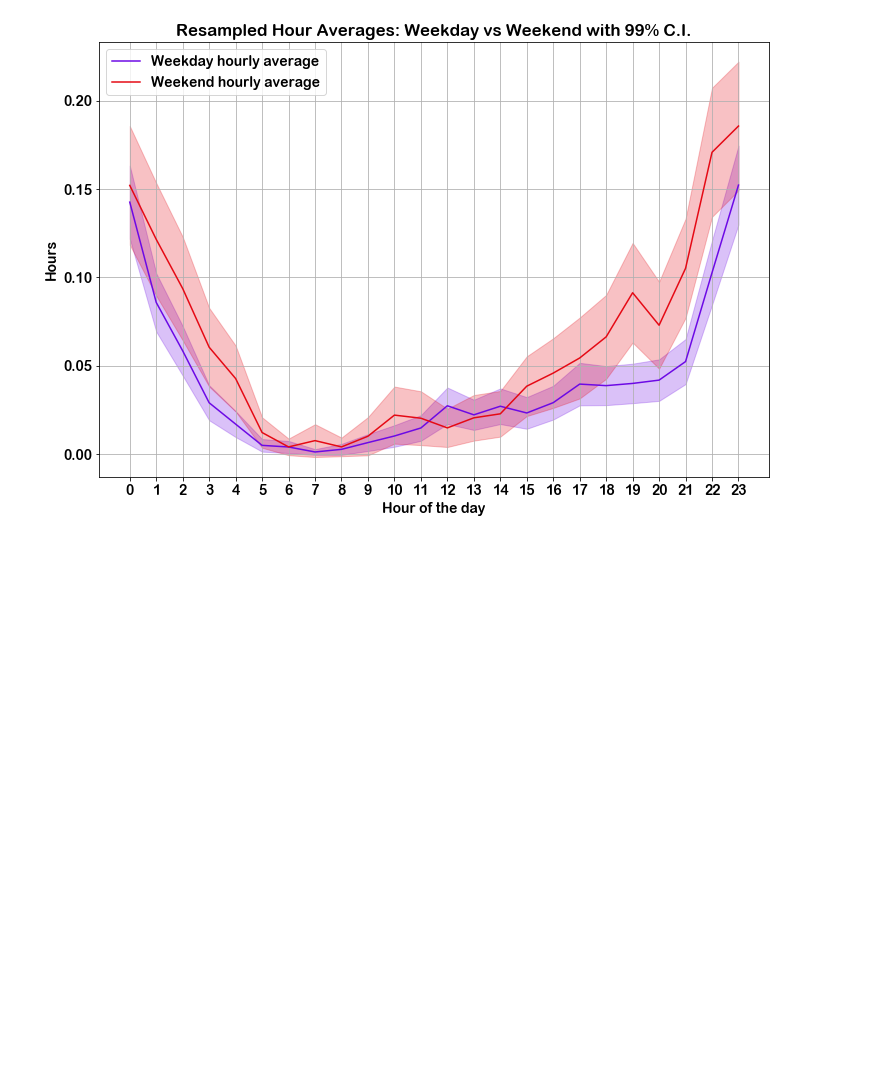
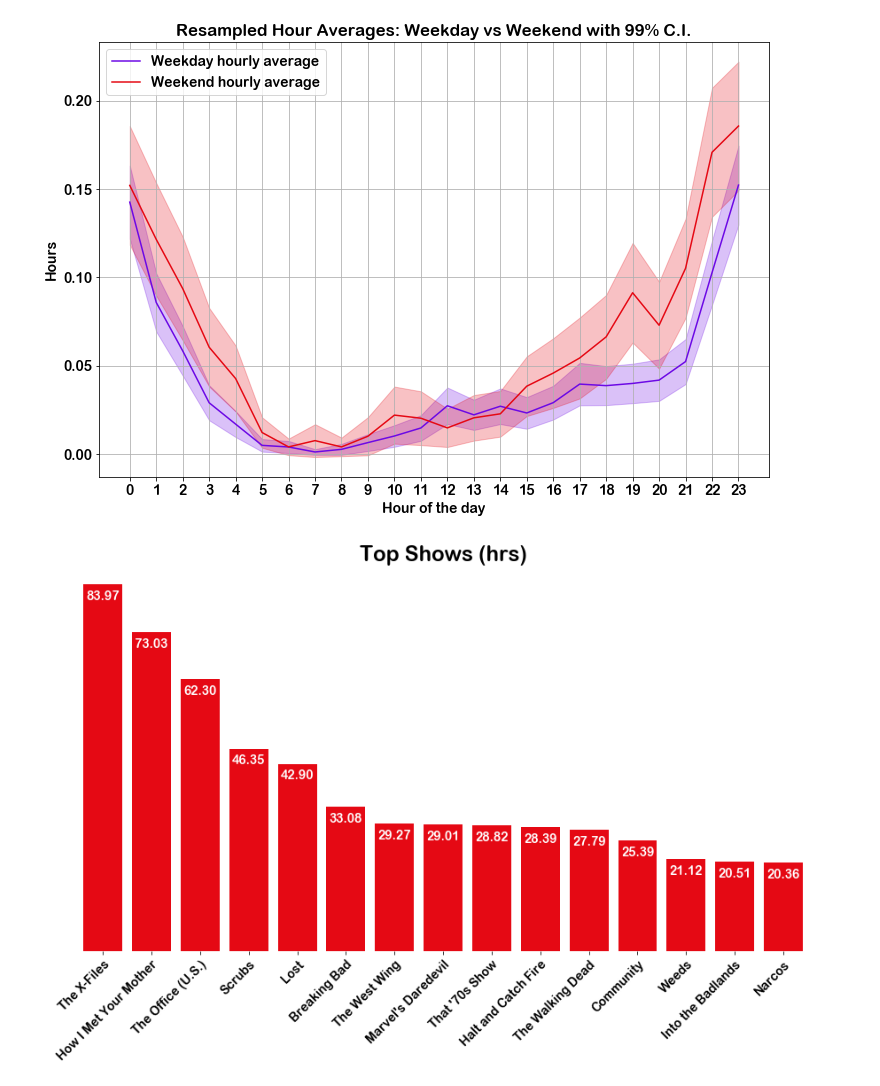
Before and after one commit to bradk54/Netflix, a Jupyter notebook: analysis.ipynb, the cells around one changed output. Drawn from its saved outputs; the diff is of its cells as text; code cells hidden in the pictures; blank space fills up the shorter version.

```diff
--- a/analysis.ipynb
+++ b/analysis.ipynb
@@ -283,0 +249,27 @@ plt.scatter(viewing_activity_df['Hour'],viewing_activity_df['Duration_floating_h
+# %%
+#create bar chart of most watched shows
+others_shows_list = ['Criminal Minds','Bones','Inborn Pair','Meteor Garden','Once Upon a Time','CSI: Miami']
+
+titles_hourly_df = viewing_activity_df.groupby(['Title_of_production']).sum().reset_index().sort_values(by=['Duration_floating_hours'],ascending=False)
+titles_hourly_df = titles_hourly_df[~titles_hourly_df['Title_of_production'].isin(others_shows_list)]
+
+fig, ax = plt.subplots(figsize=(16,8))
+by_production = ax.bar(titles_hourly_df['Title_of_production'].head(15),titles_hourly_df['Duration_floating_hours'].head(15),color=Netflix_red)
+autolabel_1(by_production)
+plt.setp(ax.get_xticklabels(), rotation=45, ha="right",rotation_mode="anchor")
+ax.set_yticklabels([])
+plt.tick_params(
+    axis='y',          # changes apply to the x-axis
+    which='both',      # both major and minor ticks are affected
+    left=False,      # ticks along the bottom edge are off
+    right=False,         # ticks along the top edge are off
+    labelbottom=False)
+plt.title('Top Shows (hrs)',fontsize=24)
+ax.spines["top"].set_visible(False)
+ax.spines["bottom"].set_visible(False)
+ax.spines["left"].set_visible(False)
+ax.spines["right"].set_visible(False)
+fig.savefig('images/top_shows.png',dpi=500,bbox_inches='tight')
+plt.show()
+# %% [output]
+[figure, added]
```
Also changed, not shown: parts of 20 cells of this notebook, 16 other files.
